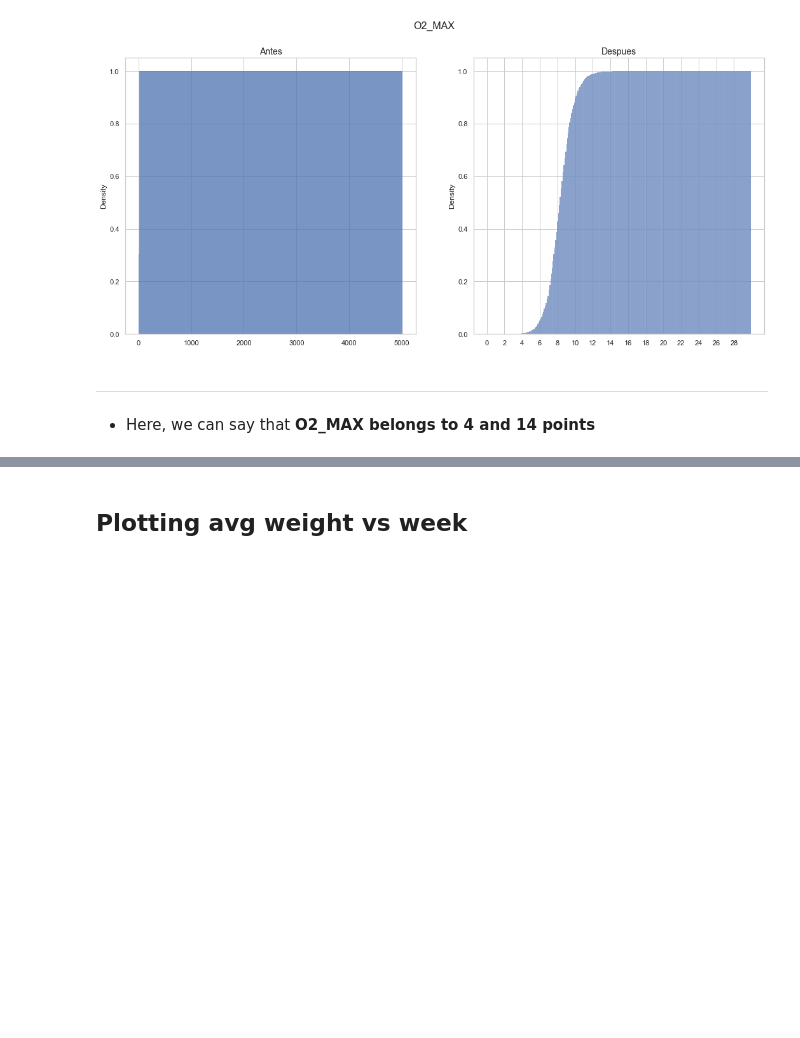
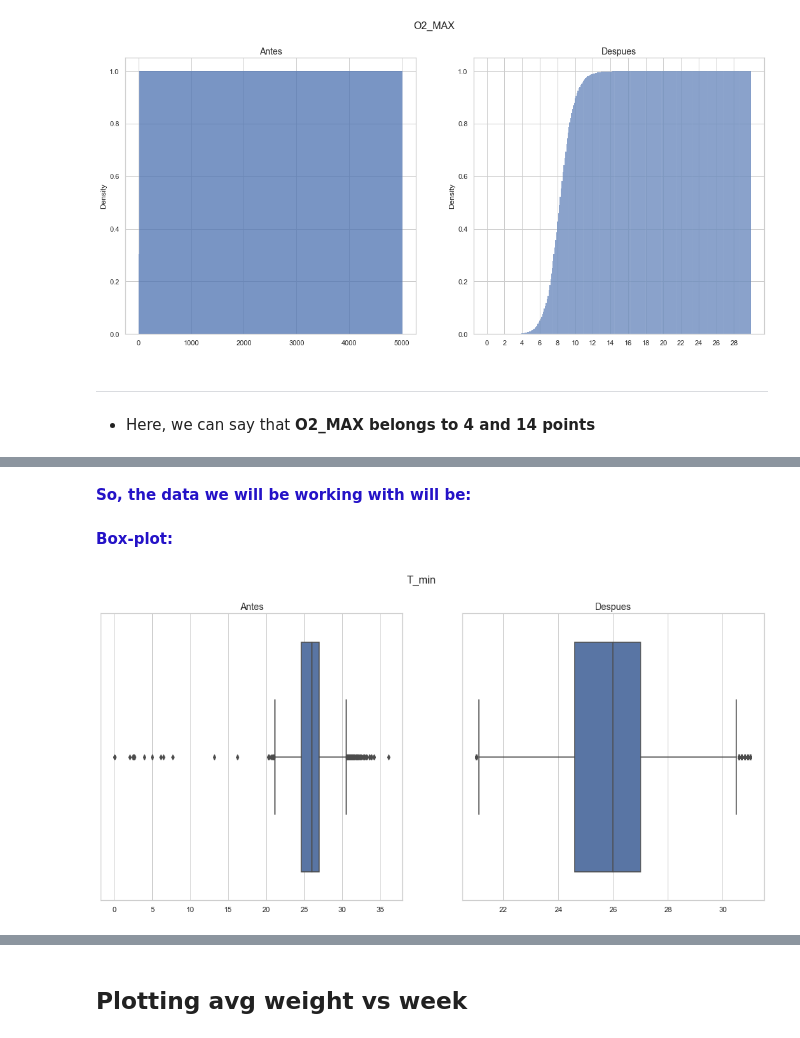
Before and after one commit to marlonZapata/tesis, a Jupyter notebook: jupyter-notebooks/3. Data Analysis - II.ipynb, the cells around one changed output, grey strips where cells are left out. Saved outputs shown, nothing was run; the diff lists cells and outputs as text; code cells hidden in the pictures; blank space fills up the shorter version.

```diff
--- a/jupyter-notebooks/3. Data Analysis - II.ipynb
+++ b/jupyter-notebooks/3. Data Analysis - II.ipynb
@@ -245,0 +258,22 @@ custom_cumulative(O2_mx, 'O2_MAX')
+# %% [markdown]
+**<font color="#2412c7">So, the data we will be working with will be:</font>**
+# %%
+# tuned T_min between certains values
+T_min = T_min_2[np.where(np.logical_and(T_min_2 >= 21, T_min_2 <= 31))]
+
+# tuned T_MAX between certains values
+T_MAX = T_max_2[np.where(np.logical_and(T_max_2 >= 23, T_max_2 <= 32))]
+
+# tuned O2_min_min between certains values
+O2_min = O2_min_2[np.where(np.logical_and(O2_min_2 >= 2, O2_min_2 <= 9))]
+
+# tuned O2_MAX between certains values
+O2_MAX = O2_max_2[np.where(np.logical_and(O2_max_2 >= 4, O2_max_2 <= 14))]
+# %% [markdown]
+**<font color="#2412c7">Box-plot:</font>**
+# %%
+T_mn = [T_min_2, T_min]
+
+custom_boxplot(T_mn,'T_min')
+# %% [output]
+[figure, added]
```
Also changed, not shown: parts of 10 cells of this notebook.
